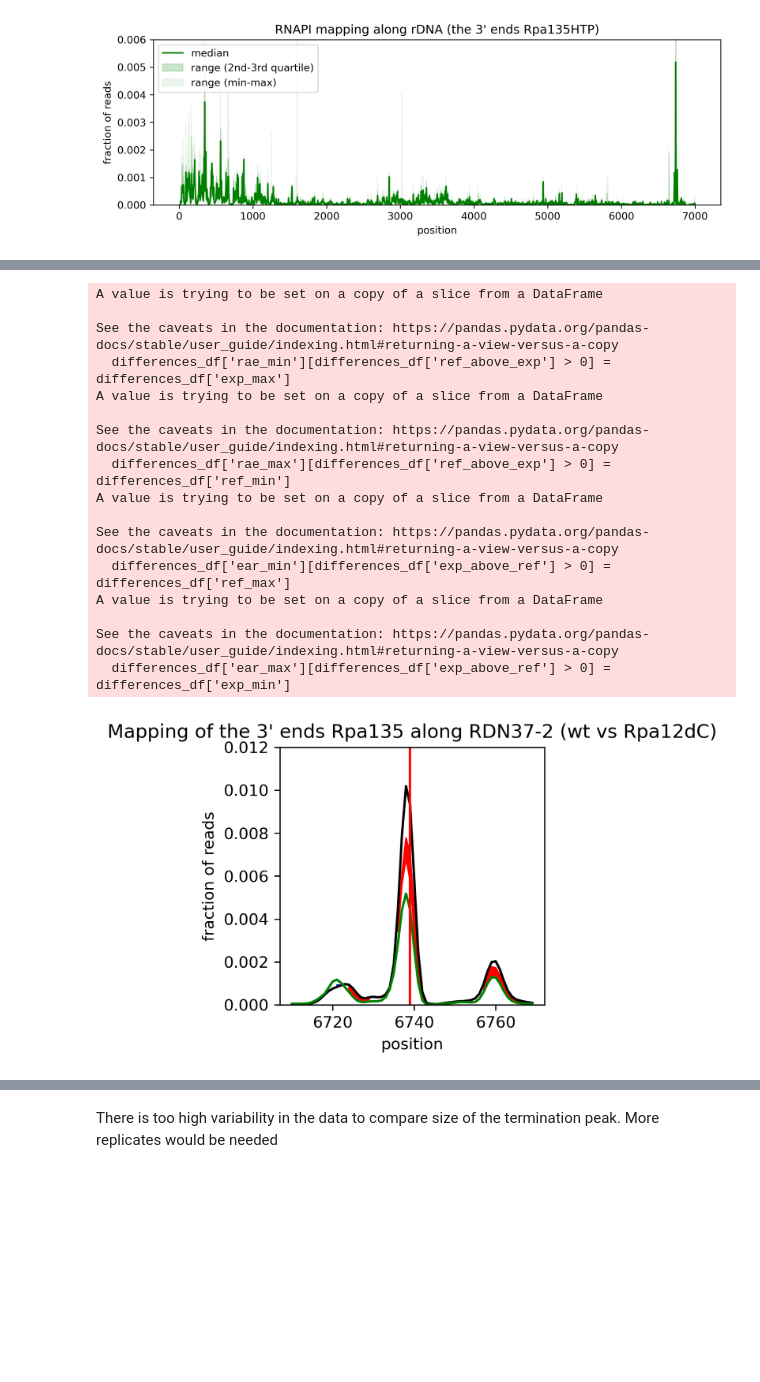
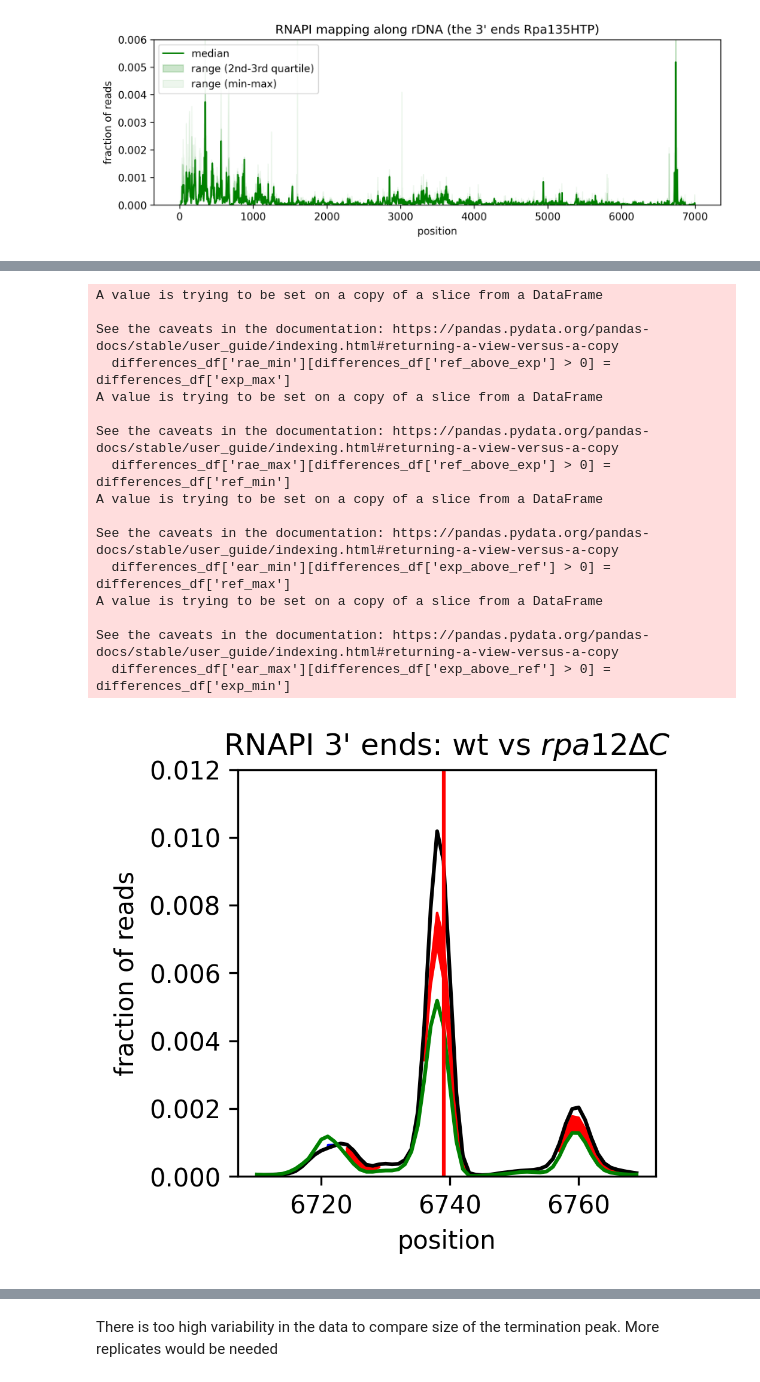
Before and after one commit to tturowski/Pol1_termination_MS, a Jupyter notebook: 05_notebooks/Fig_2_Rpa12dC.ipynb, the cells around one changed output, grey strips where cells are left out. Cells and saved outputs as stored; diff of their text form; code cells hidden in the pictures; blank space fills up the shorter version.

````diff
--- a/05_notebooks/Fig_2_Rpa12dC.ipynb
+++ b/05_notebooks/Fig_2_Rpa12dC.ipynb
@@ -205,93 +377,30 @@ See the caveats in the documentation: https://pandas.pydata.org/pandas-docs/stab
 # %%
 start=6710+1300
 stop=6770+1300
 
-def plot_diff2(ref, dataset=pd.DataFrame(), ranges='mm', label1="reference", label2="",
-              title="", start=None, stop=None, plot_medians=True, plot_ranges=True,
-              dpi=150, figsize=(7, 3), ylim=(None,0.01), h_lines=list(),lc="red", offset=0,fname=None):
-    '''Plot given dataset and reference, differences are marked
-
-    :param ref: str with path to csv file or DataFrame
-    :param dataset: DataFrame containing following columns:```['position'] ['mean'] ['median'] ['std']```
-        optionally ```['nucleotide'] ['q1'] ['q3'] ['max'] ['min']```
-    :param ranges: str "mm" : min-max or "qq" : q1-q3
-    :param label: str
-    :param start: int
-    :param stop: int
-    :param plot_medians: boolean if True plot medians, default True
-    :param plot_ranges: boolean if True plot ranges, default True
-    :param figsize: tuple, default (7,3)
-    :param ylim: tuple OY axes lim, default (None,0.01)
-    :param h_lines: list of horizontal lines
-    :return:
-    '''
-
-    #handling reference plot
-    if isinstance(ref, str):
-        reference = pd.read_csv(ref, index_col=0)
-    elif isinstance(ref, pd.DataFrame):
-        reference = ref
-
-    ranges_dict = {'mm': 'min-max', 'qq': 'q1-q3'}
-
-    if isinstance(reference, str):
-        reference = pd.read_csv(reference, index_col=0)
-
-    differences_df = tt.profiles.compareMoretoRef(dataset=dataset, ranges=ranges, ref=reference)[start:stop]
-    dataset, s2 = dataset[start:stop], reference[start:stop]  # prepating datasets
-    # plotting
-    fig, ax1 = plt.subplots(figsize=figsize,dpi=dpi)
-    ax1.fill_between(differences_df.index-offset, differences_df['ear_min'], differences_df['ear_max'], color='red',
-                     where=(differences_df['ear_max'] > 0), label='increased occupancy (' + ranges_dict[ranges] + ')')
-    ax1.fill_between(differences_df.index-offset, differences_df['rae_min'], differences_df['rae_max'], color='blue',
-                     where=(differences_df['rae_max'] > 0), label='decreased occupancy (' + ranges_dict[ranges] + ')')
-    if plot_medians == True:
-        ax1.plot(dataset.index-offset, dataset['median'], 'black', label=label2)
-        ax1.plot(s2.index-offset, s2['median'], 'green', label=label1)
-    if plot_ranges == True:
-        if len(dataset.columns) == 4:  # if only two experiments
-            ax1.fill_between(dataset.index-offset, dataset['min'], dataset['max'], color='black', alpha=0.3, label='min-max')
-        else:  # if more than two experiments
-            ax1.fill_between(dataset.index-offset, dataset['q1'], dataset['q3'], color='black', alpha=0.2, label='q1-q3')
-            ax1.fill_between(dataset.index-offset, dataset['min'], dataset['max'], color='black', alpha=0.07, label='min=max')
-        ax1.fill_between(s2.index-offset, s2['q1'], s2['q3'], color='green', alpha=0.2, label='q1-q3')
-        ax1.fill_between(s2.index-offset, s2['min'], s2['max'], color='green', alpha=0.07, label='min=max')
-    ax1.set_ylim(ylim)
-    ax1.set_xlabel('position')
-    ax1.set_ylabel('fraction of reads', color='black')
-    for i in [i for i in h_lines if i in range(start-offset, stop-offset)]: ax1.axvline(i, color=lc)
-    ax1.set_title(title)
-#     plt.legend()
-    plt.title(title)
-
-    if fname:
-        plt.savefig(fname=fname,dpi=dpi,format='png',bbox_inches='tight')
-    else:
-        plt.show()
-
-plot_diff2(ref=df11_Rpa135_wt_3end, dataset=df12_Rpa135_rpa12d_3end,figsize=(3,3),label1="wt",label2="Rpa12dC",
-                           title="Mapping of the 3' ends Rpa135 along RDN37-2 (wt vs Rpa12dC)",plot_ranges=False,
+plot_diff2(ref=df11_Rpa135_wt_3end, dataset=df12_Rpa135_rpa12d_3end,figsize=(3,3),label1="wt",label2="$\it{rpa12∆C}$",
+                           title="RNAPI 3' ends: wt vs $\it{rpa12∆C}$",plot_ranges=False, plot_legend=False,
                            dpi=300,offset=1300, ylim=(0,0.012),ranges='qq',
                            h_lines=[i-300 for i in cleavage_sites.values()],
                            start=start, stop=stop,fname='Fig_S2F_v1.png')
 # %% [output]
 A value is trying to be set on a copy of a slice from a DataFrame
 
 See the caveats in the documentation: https://pandas.pydata.org/pandas-docs/stable/user_guide/indexing.html#returning-a-view-versus-a-copy
   differences_df['rae_min'][differences_df['ref_above_exp'] > 0] = differences_df['exp_max']
 A value is trying to be set on a copy of a slice from a DataFrame
 
 See the caveats in the documentation: https://pandas.pydata.org/pandas-docs/stable/user_guide/indexing.html#returning-a-view-versus-a-copy
   differences_df['rae_max'][differences_df['ref_above_exp'] > 0] = differences_df['ref_min']
 A value is trying to be set on a copy of a slice from a DataFrame
 
 See the caveats in the documentation: https://pandas.pydata.org/pandas-docs/stable/user_guide/indexing.html#returning-a-view-versus-a-copy
   differences_df['ear_min'][differences_df['exp_above_ref'] > 0] = differences_df['ref_max']
 A value is trying to be set on a copy of a slice from a DataFrame
 
 See the caveats in the documentation: https://pandas.pydata.org/pandas-docs/stable/user_guide/indexing.html#returning-a-view-versus-a-copy
   differences_df['ear_max'][differences_df['exp_above_ref'] > 0] = differences_df['exp_min']
-[figure, old version]
+[figure, new version]
 # %%
 start=6600+1300
 stop=7900+1300
````
Also changed, not shown: parts of 15 cells of this notebook, 37 other files.
